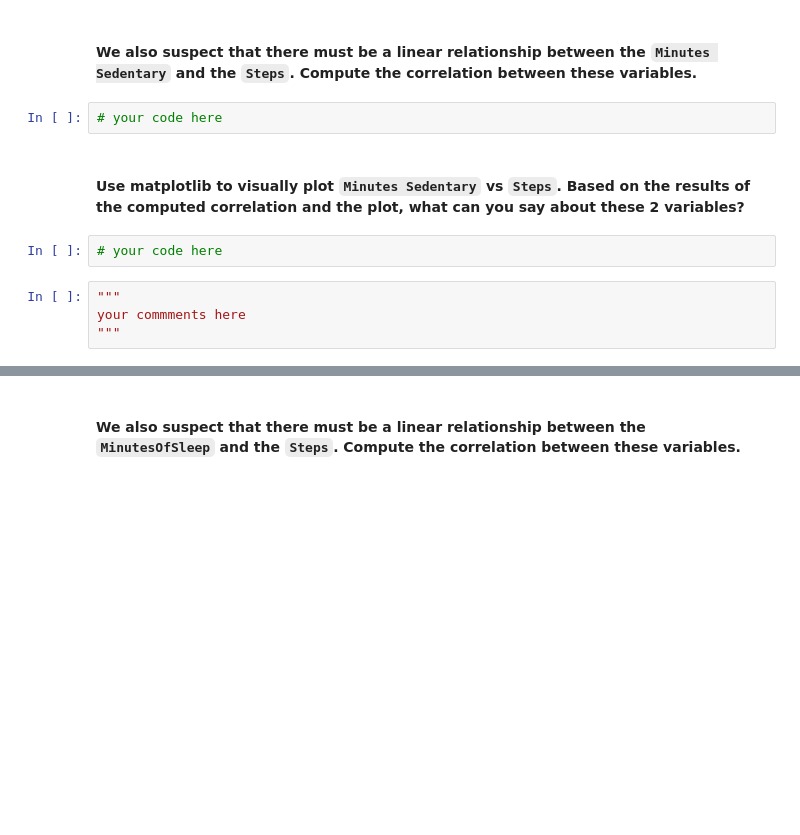
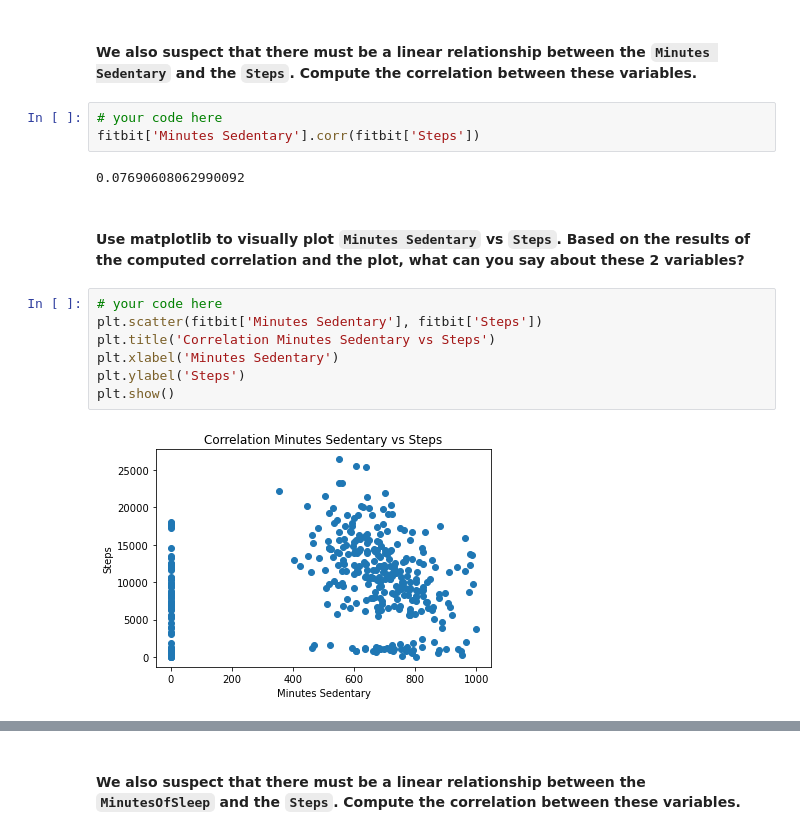
Before and after one commit to Edgart371/IronLabs, a Jupyter notebook: Module2/Lab5/pivots.ipynb, the cells around one changed output, grey strips where cells are left out. Saved outputs shown, nothing was run; the diff lists cells and outputs as text; blank space fills up the shorter version.

```diff
--- a/Module2/Lab5/pivots.ipynb
+++ b/Module2/Lab5/pivots.ipynb
@@ -102,11 +256,17 @@ your commments here
 #### We also suspect that there must be a linear relationship between the `Minutes Sedentary` and the `Steps`. Compute the correlation between these variables.
 # %%
 # your code here
+fitbit['Minutes Sedentary'].corr(fitbit['Steps'])
+# %% [output]
+0.07690608062990092
 # %% [markdown]
 #### Use matplotlib to visually plot `Minutes Sedentary` vs `Steps`. Based on the results of the computed correlation and the plot, what can you say about these 2 variables?
-# %%
-# your code here
-# %%
-"""
-your commments here
-"""
+# %%
+# your code here
+plt.scatter(fitbit['Minutes Sedentary'], fitbit['Steps'])
+plt.title('Correlation Minutes Sedentary vs Steps')
+plt.xlabel('Minutes Sedentary')
+plt.ylabel('Steps')
+plt.show()
+# %% [output]
+[figure, added]
```
Also changed, not shown: parts of 57 cells of this notebook, 35 other files.
